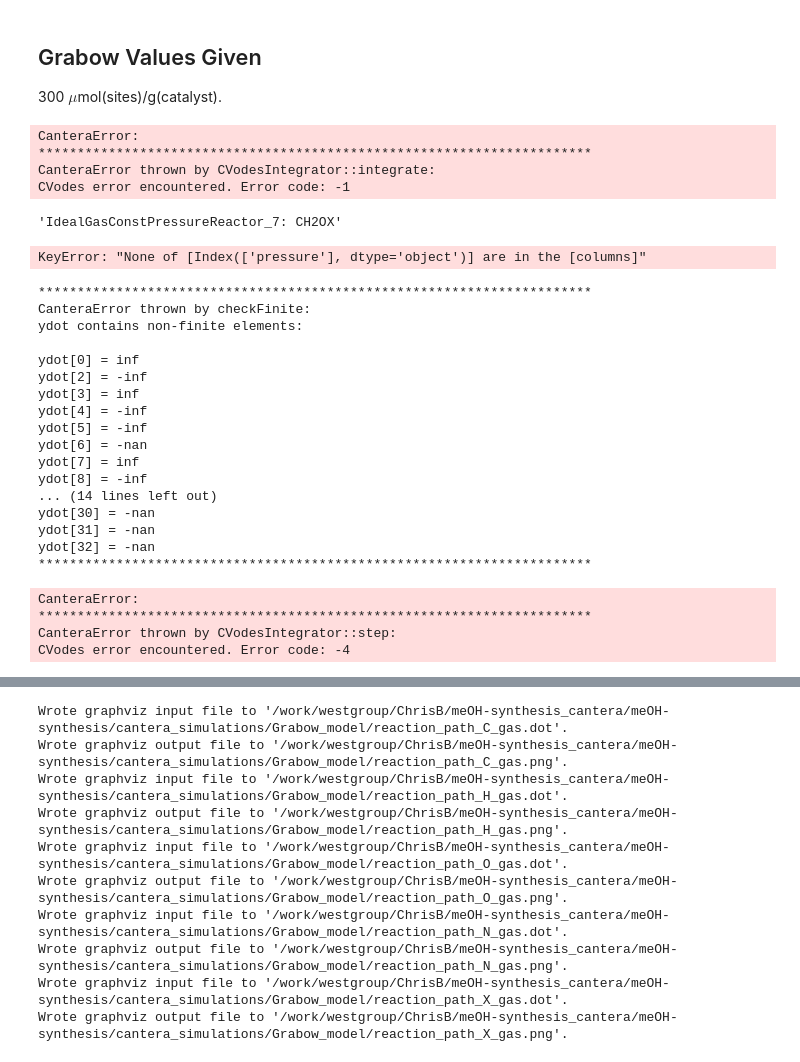
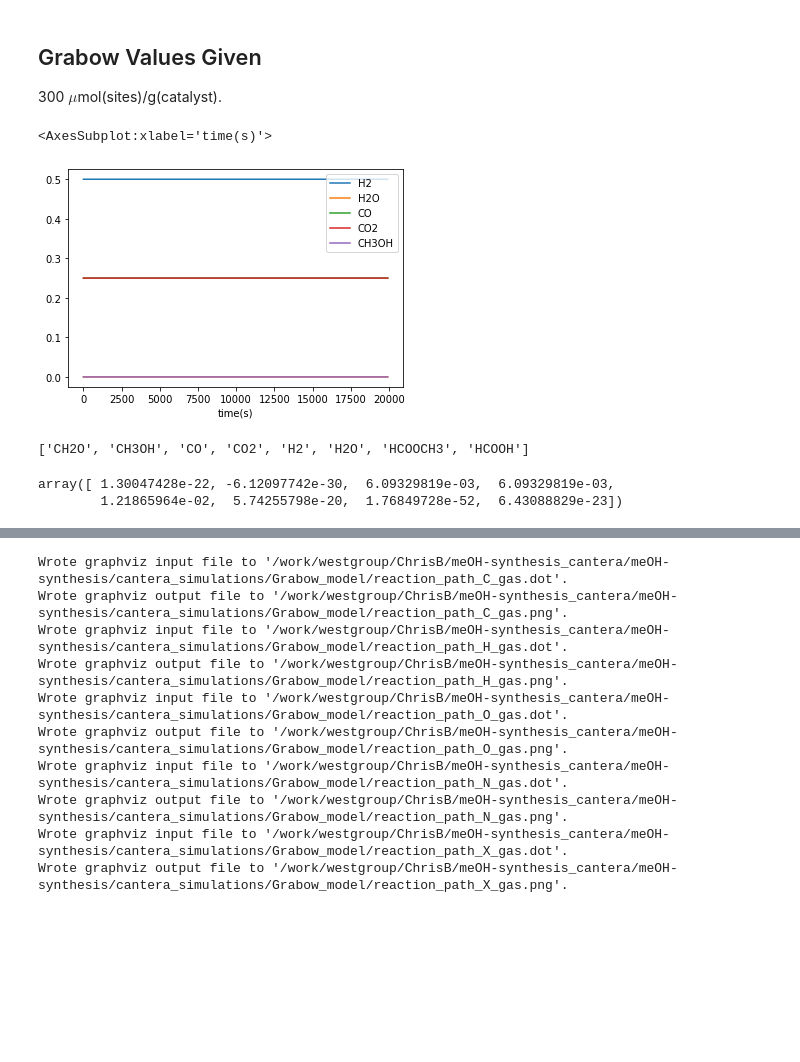
Before and after one commit to comocheng/meOH-analysis, a Jupyter notebook: cantera_simulations/Grabow_model/Grabow_model.ipynb, the cells around one changed output, grey strips where cells are left out. Saved outputs shown, nothing was run; the diff lists cells and outputs as text; code cells hidden in the pictures; blank space fills up the shorter version.

```diff
--- a/cantera_simulations/Grabow_model/Grabow_model.ipynb
+++ b/cantera_simulations/Grabow_model/Grabow_model.ipynb
@@ -77,11 +79,13 @@ pi = math.pi
 
 # set initial temps, pressures, concentrations
 # temp = 230+273.15         # [kelvin]
-temp = 500                # [kelvin]
+temp = 298#483.5                # [kelvin]
 pressure = 15.3*1e5         # [Pascals]
+pressure = ct.one_atm         # [Pascals]
 X_co = 0.25
 X_co2= 0.25
 X_h2 = 0.5
+X_ch3oh = 0.0
 mw_co = 28.01e-3     # [kg/mol]
 mw_co2 = 44.01e-3    # [kg/mol]
 mw_h2 = 1.01e-3      # [kg/mol]
@@ -98,7 +102,8 @@ surf = ct.Interface(cti_file_rmg,'surface1', [gas])
 # gas_grab.TPX =
 gas.TPX = temp, pressure, concentrations
 surf.TP = temp, pressure
-surf.coverages = 'X:1.0'
+surf.coverages = {'X':0.9, 'OX': 0.1}
+# surf.coverages = {'OX': 0.5}
 
 # create gas inlet
 inlet = ct.Reservoir(gas)
@@ -118,7 +123,7 @@ cat_site_per_wt = (300*1e-6)*1000                    #[mol/kg] 1e-6mol/micromole
 cat_area = cat_mult*site_density/(cat_weight*cat_site_per_wt) #[m^3]
 
 # reactor initialization
-r = ct.IdealGasReactor(gas, energy='off')
+r = ct.IdealGasConstPressureReactor(gas, energy='off')
 # r = ct.IdealGasReactor(gas, energy='off')
 rsurf = ct.ReactorSurface(surf, r, A=cat_area)
 r.volume = rvol
@@ -132,21 +137,20 @@ mass_flow = molar_flow*(X_co*mw_co+X_co2*mw_co2)   # [kg/s]
 mfc = ct.MassFlowController(inlet, r, mdot=mass_flow)
 
 # outlet
-# exhaust = ct.Reservoir(gas)
-# pressureRegulator = ct.PressureController(upstream=r,downstream=exhaust,master=mfc)
+pressureRegulator = ct.PressureController(upstream=r,downstream=exhaust,master=mfc)
 
 # initialize reactor network
 sim = ct.ReactorNet([r])
 # set relative and absolute tolerances on the simulation
-sim.rtol = 1.0e-9
-sim.atol = 1.0e-20
+sim.rtol = 1.0e-11
+sim.atol = 1.0e-21
 
 #for debugging
 sim.verbose = True
 sim.reinitialize()
 
-
-print(cat_area)
+# advance surface coverages
+surf.advance_coverages(1000.0)
 # %% [output]
 Initializing reactor network.
 Reactor 0: 33 variables.
@@ -192,60 +188,33 @@ for i in range(0, surf.n_reactions):
 # %%
 output_filename = f'Results_single.csv'
 outfile = open(output_filename,'w')
 writer = csv.writer(outfile)
 writer.writerow(['time(s)','T (C)', 'P (atm)', "v (M^3)",'gas density']
                 + gas.species_names + surf.species_names,)
 
 t = 0.0
 dt = 0.1
 
 # Setup solution array"
 states = ct.SolutionArray(gas, extra=['t'])
 
-while t < 2000.0:
+while t < 20000.0:
     t += dt
     sim.advance(t)
-    writer.writerow([t,temp, gas.P, gas.V, gas.density] +
+    writer.writerow([t,temp, gas.P, gas.v, gas.density] +
                  list(gas.X) + list(surf.X),)
 
 results = pd.read_csv('Results_single.csv')
-results.plot('time(s)',['P (atm)', 'H2', 'H2O', 'CO','CO2','CH3OH'])
+results.plot('time(s)',['H2', 'H2O', 'CO','CO2','CH3OH'])
 # %% [output]
-CanteraError:
-***********************************************************************
-CanteraError thrown by CVodesIntegrator::integrate:
-CVodes error encountered. Error code: -1
+<AxesSubplot:xlabel='time(s)'>
+[figure, added]
-# %%
-sim.component_name(11)
-# %% [output]
-'IdealGasConstPressureReactor_7: CH2OX'
-# %%
-results.plot('time(s)',['pressure'])
-# %% [output]
-KeyError: "None of [Index(['pressure'], dtype='object')] are in the [columns]"
-# %%
-sim.advance_to_steady_state(max_steps=100000,residual_threshold=sim.rtol*2,return_residuals=True)
-writer.writerow([temp, pressure, 'V (M^3/s)', 'X_co initial','X_co initial','X_co initial', gas.T] +
-                 list(gas.X) + list(surf.X),)
-# %% [output]
-***********************************************************************
-CanteraError thrown by checkFinite:
-ydot contains non-finite elements:
-
-ydot[0] = inf
-ydot[2] = -inf
-ydot[3] = inf
-ydot[4] = -inf
-ydot[5] = -inf
-ydot[6] = -nan
-ydot[7] = inf
-ydot[8] = -inf
-... (14 lines left out)
-ydot[30] = -nan
-ydot[31] = -nan
-ydot[32] = -nan
-***********************************************************************
-CanteraError:
-***********************************************************************
-CanteraError thrown by CVodesIntegrator::step:
-CVodes error encountered. Error code: -4
+# %%
+gas.species_names
+# %% [output]
+['CH2O', 'CH3OH', 'CO', 'CO2', 'H2', 'H2O', 'HCOOCH3', 'HCOOH']
+# %%
+gas.concentrations
+# %% [output]
+array([ 1.30047428e-22, -6.12097742e-30,  6.09329819e-03,  6.09329819e-03,
+        1.21865964e-02,  5.74255798e-20,  1.76849728e-52,  6.43088829e-23])
```
Also changed, not shown: parts of 11 cells of this notebook, 10 other files.
